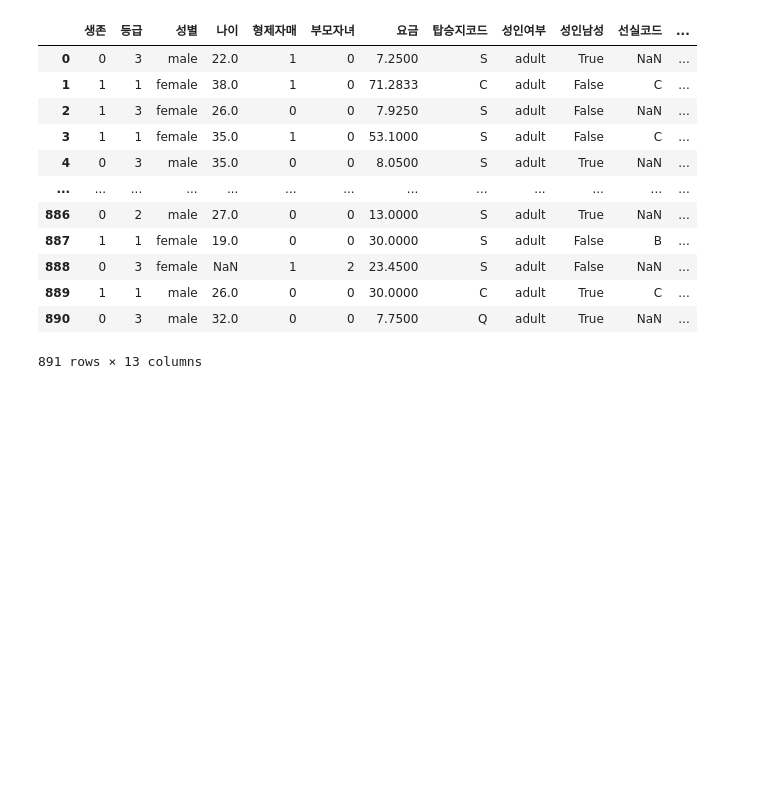
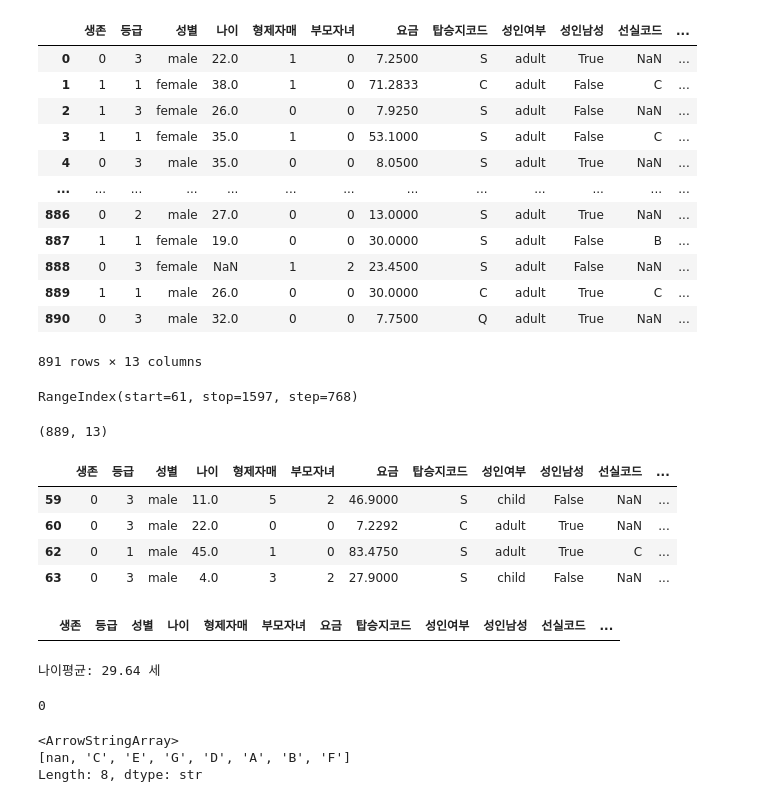
Before and after one commit to Jack-the-Ace/Python2, a Jupyter notebook: 04_DataAnalysis/02_pandas/TITANIC.ipynb, the cells around one changed output. Drawn from its saved outputs; the diff is of its cells as text; code cells hidden in the pictures; blank space fills up the shorter version.

```diff
--- a/04_DataAnalysis/02_pandas/TITANIC.ipynb
+++ b/04_DataAnalysis/02_pandas/TITANIC.ipynb
@@ -205,4 +205,46 @@ df
 891 rows × 13 columns
 # %%
 # 17) '탑승지코드' 컬럼과 '탑승지명' 컬럼 모두에서 데이터 값이 누락되어 있는 행(인덱스)을 찾으시오
-df['탑승지코드'].isna() & df['탑승지명'].isna()
+df[df['탑승지코드'].isnull() & df['탑승지명'].isnull()].index
+# %% [output]
+RangeIndex(start=61, stop=1597, step=768)
+# %%
+# 18) '탑승지코드' 컬럼과 '탑승지명' 컬럼에서 결측치(데이터가 누락되어 있는)가 존재하는 행을 삭제하시오.
+#    (인덱스 61, 829 번 행에 결측치가 존재한다.)
+df= df.dropna(subset=['탑승지코드','탑승지명'])
+df.shape
+# %% [output]
+(889, 13)
+# %%
+# 19) 인덱스 59 ~ 63번 행에 대한 데이터만 출력하시오
+df.loc[59:63]
+# %% [output]
+|  | 생존 | 등급 | 성별 | 나이 | 형제자매 | 부모자녀 | 요금 | 탑승지코드 | 성인여부 | 성인남성 | 선실코드 | ... |
+| 59 | 0 | 3 | male | 11.0 | 5 | 2 | 46.9000 | S | child | False | NaN | ... |
+| 60 | 0 | 3 | male | 22.0 | 0 | 0 | 7.2292 | C | adult | True | NaN | ... |
+| 62 | 0 | 1 | male | 45.0 | 1 | 0 | 83.4750 | S | adult | True | C | ... |
+| 63 | 0 | 3 | male | 4.0 | 3 | 2 | 27.9000 | S | child | False | NaN | ... |
+# %%
+# 20) '성인여부' 컬럼에서 child 데이터에 대응하는 '나이' 컬럼의 데이터가 누락되어 있는지 확인하시오.
+# ('성인여부'컬럼의 데이터가 child 일때, '나이' 컬럼의 데이터가 isnull 인 데이터를 찾으면 된다.)
+df[(df['성인여부']=='child') & (df['나이'].isnull())]
+# %% [output]
+|  | 생존 | 등급 | 성별 | 나이 | 형제자매 | 부모자녀 | 요금 | 탑승지코드 | 성인여부 | 성인남성 | 선실코드 | ... |
+# %%
+# 21) '나이' 컬럼의 데이터 값에 대한 평균을 출력하시오.
+print("나이평균:",df['나이'].mean().round(2),"세")
+# %% [output]
+나이평균: 29.64 세
+# %%
+# 22) '나이' 컬럼의 결측치(빈 셀)를 '나이'에 대한 평균 값으로 채우시오.
+df['나이']= df['나이'].fillna(df['나이'].mean())
+print(df['나이'].isna().sum())
+# %% [output]
+0
+# %%
+# 23) '선실코드' 컬럼의 데이터 값에는 어떤 종류의 값이 있는지 출력하시오(7 개)
+df['선실코드'].unique()
+# %% [output]
+<ArrowStringArray>
+[nan, 'C', 'E', 'G', 'D', 'A', 'B', 'F']
+Length: 8, dtype: str
```
Also changed, not shown: parts of 11 cells of this notebook, 1 other file.
